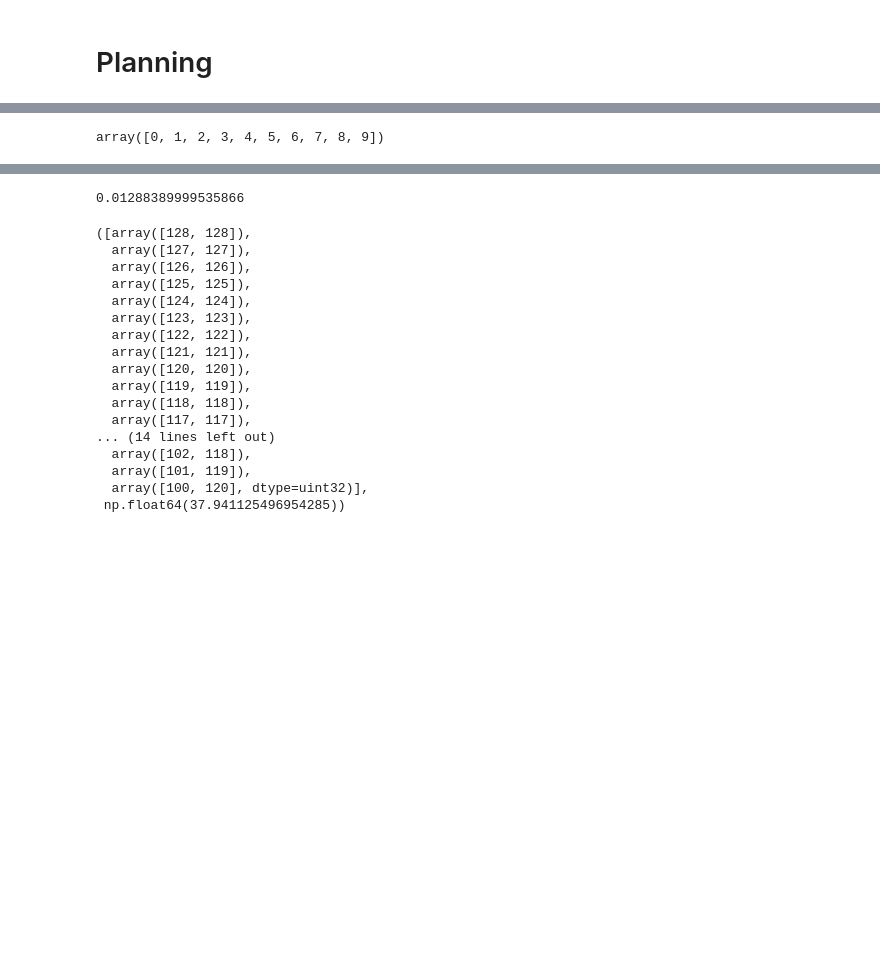
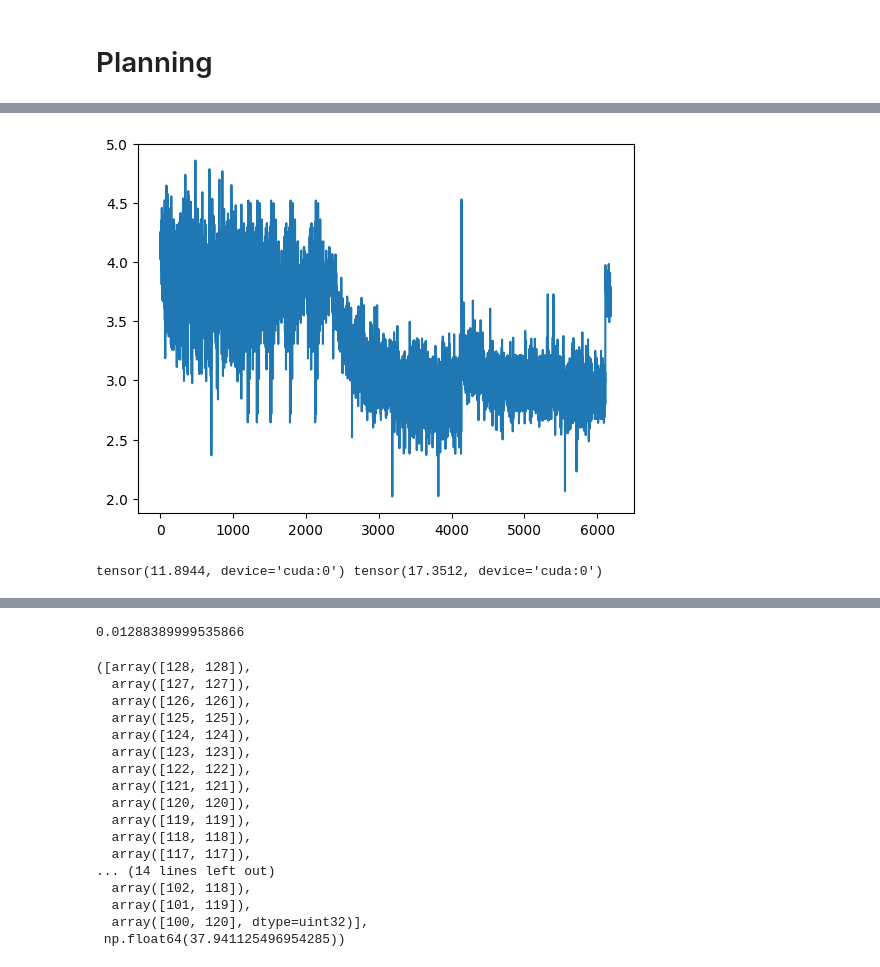
Before and after one commit to jaron-cui/nwm-planning, a Jupyter notebook: experiment/planning.ipynb, the cells around one changed output, grey strips where cells are left out. Cells and saved outputs as stored; diff of their text form; code cells hidden in the pictures; blank space fills up the shorter version.

Commit message:
trained a distance function that seems to work up until distance > ~20

```diff
--- a/experiment/planning.ipynb
+++ b/experiment/planning.ipynb
@@ -153,4 +287,45 @@ trainloader = torch.utils.data.DataLoader(nav2d_dataset(1000), batch_size=16, sh
 # %%
-np.arange(10)[~np.zeros(10, dtype=np.bool)]
+import glob
+import json
+from pathlib import Path
+import matplotlib.pyplot as plt
+
+# raw_losses = raw_loss_log
+SAVE_DIR = Path('checkpoints/distance/v1')
+latest_checkpoint_number = max([
+  int(Path(path).name[len('check'):][:-len('.pt')]) for path in glob.glob('*.pt', root_dir=SAVE_DIR)
+], default=-1)
+raw_losses = []
+for checkpoint_number in range(latest_checkpoint_number + 1):
+  with open(SAVE_DIR / f'stats{checkpoint_number}.json', 'r') as f:
+    train_stats = json.load(f)
+  raw_losses.extend(train_stats['loss_log'])
+
+plt.plot(raw_losses)
+plt.show()
 # %% [output]
-array([0, 1, 2, 3, 4, 5, 6, 7, 8, 9])
+[figure, added]
+# %%
+with torch.no_grad():
+  errors = []
+  actual = []
+  predicted = []
+  for image1, image2, distance in tqdm(testloader, desc=f'Testing'):
+    image1 = image1.to(device)
+    image2 = image2.to(device)
+
+    latents = vae.encode(torch.cat((image1, image2), dim=0))
+    latent1, latent2 = latents[:image1.shape[0]], latents[image1.shape[0]:]
+    x = torch.cat((latent1, latent2), dim=1).to(device)
+    x = x.detach()
+
+    y = distance.to(device).round().clamp(0, 63).to(dtype=torch.long)
+
+    prediction = distance_predictor(x)
+    errors.append(prediction.argmax(-1) - distance.to(device))
+    actual.append(distance)
+    predicted.append(prediction.argmax(-1))
+  errors = torch.cat(errors)
+  print(errors.mean(), errors.std())
+# %% [output]
+tensor(11.8944, device='cuda:0') tensor(17.3512, device='cuda:0')
```
Also changed, not shown: parts of 6 cells of this notebook, 55 other files.
